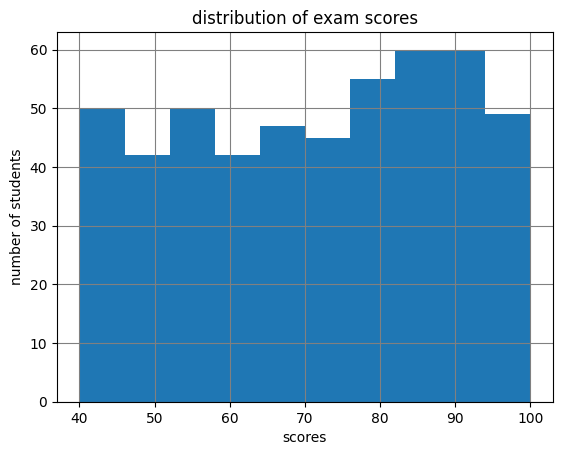
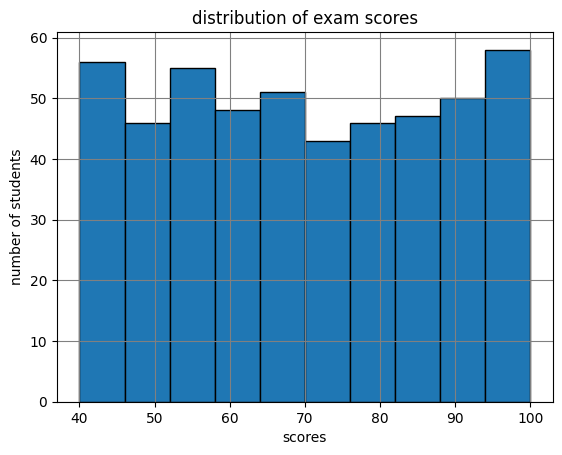
Code edit (unified diff) that turned the first committed figure into the second:
--- before
+++ after
@@ -1,4 +1,4 @@
 plt.Figure(figsize=(8,8))
-plt.hist(scores,bins=10)
+plt.hist(scores,bins=10,edgecolor="black")
 plt.title("distribution of exam scores")
 plt.xlabel("scores")

Commit: small improvement in some file